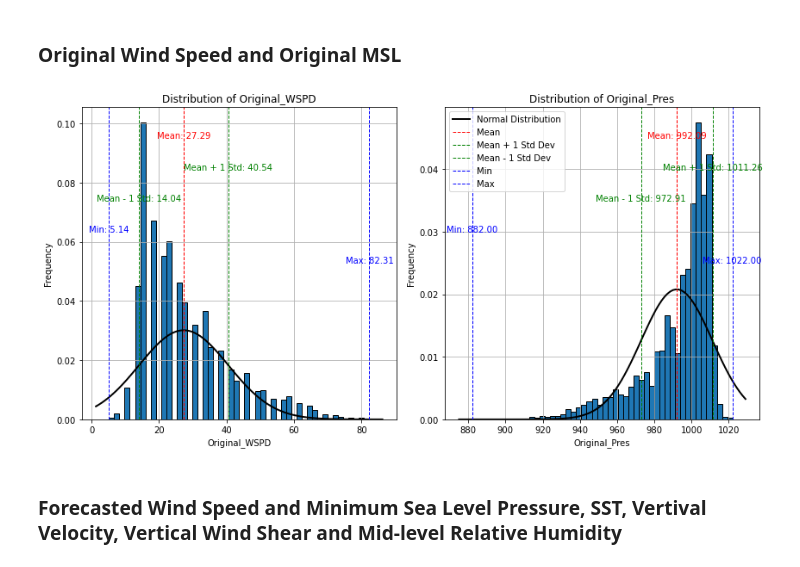
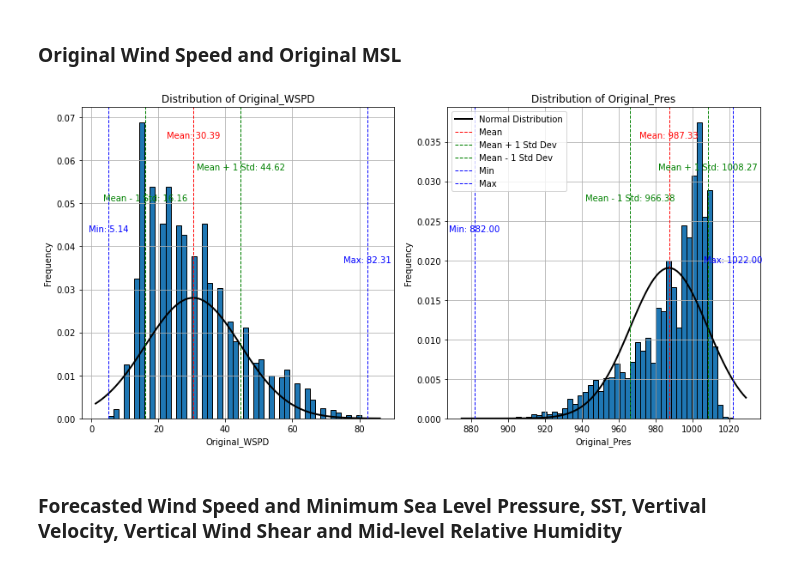
Before and after one commit to UW-MLGEO/MLGEO2024_TC_Tracks_Intensity, a Jupyter notebook: notebooks/EDA.ipynb, the cells around one changed output. Cells and saved outputs as stored; diff of their text form; code cells hidden in the pictures.

```diff
--- a/notebooks/EDA.ipynb
+++ b/notebooks/EDA.ipynb
@@ -42,11 +42,13 @@ ai_ready_data.describe()
 # %% [markdown]
 ### Original Wind Speed and Original MSL
 # %%
+PNG = '/home/disk/orca/adaley17/MLGEO2024_TC_Tracks_Intensity/figures/'
+
 plt.figure(figsize=(12, 6))
 
 # Subplot for Original_WSPD
 plt.subplot(1, 2, 1)
-data_wspd = ai_ready_data['Original_WSPD'].dropna()
+data_wspd = ai_ready_data['Vmax'].dropna()
 data_wspd.hist(bins=50, edgecolor='black', density=True)
 mean_wspd, std_wspd = data_wspd.mean(), data_wspd.std()
 xmin_wspd, xmax_wspd = plt.xlim()
@@ -66,35 +68,39 @@ plt.text(data_wspd.max(), plt.ylim()[1]*0.5, f'Max: {data_wspd.max():.2f}', colo
 plt.xlabel('Original_WSPD')
 plt.ylabel('Frequency')
 plt.title('Distribution of Original_WSPD')
 
 # Subplot for Original_Pres
 plt.subplot(1, 2, 2)
-data_pres = ai_ready_data['Original_Pres'].dropna()
+data_pres = ai_ready_data['MSLP'].dropna()
 data_pres.hist(bins=50, edgecolor='black', density=True)
 mean_pres, std_pres = data_pres.mean(), data_pres.std()
 xmin_pres, xmax_pres = plt.xlim()
 x_pres = np.linspace(xmin_pres, xmax_pres, 100)
 p_pres = norm.pdf(x_pres, mean_pres, std_pres)
 plt.plot(x_pres, p_pres, 'k', linewidth=2)
 plt.axvline(mean_pres, color='r', linestyle='dashed', linewidth=1)
 plt.axvline(mean_pres + std_pres, color='g', linestyle='dashed', linewidth=1)
 plt.axvline(mean_pres - std_pres, color='g', linestyle='dashed', linewidth=1)
 plt.axvline(data_pres.min(), color='b', linestyle='dashed', linewidth=1)
 plt.axvline(data_pres.max(), color='b', linestyle='dashed', linewidth=1)
 plt.text(mean_pres, plt.ylim()[1]*0.9, f'Mean: {mean_pres:.2f}', color='r', ha='center')
 plt.text(mean_pres + std_pres, plt.ylim()[1]*0.8, f'Mean + 1 Std: {mean_pres + std_pres:.2f}', color='g', ha='center')
 plt.text(mean_pres - std_pres, plt.ylim()[1]*0.7, f'Mean - 1 Std: {mean_pres - std_pres:.2f}', color='g', ha='center')
 plt.text(data_pres.min(), plt.ylim()[1]*0.6, f'Min: {data_pres.min():.2f}', color='b', ha='center')
 plt.text(data_pres.max(), plt.ylim()[1]*0.5, f'Max: {data_pres.max():.2f}', color='b', ha='center')
 plt.xlabel('Original_Pres')
 plt.ylabel('Frequency')
 plt.title('Distribution of Original_Pres')
 plt.legend(['Normal Distribution', 'Mean', 'Mean + 1 Std Dev', 'Mean - 1 Std Dev', 'Min', 'Max'])
 
 plt.tight_layout()
+
+plt.savefig(PNG + 'Original_WSPD_Pres_Distribution.png', dpi=300, bbox_inches='tight',
+            facecolor='w', edgecolor='w', transparent=False)
+
 plt.show()
 # %% [output]
-[figure, old version]
+[figure, new version]
 # %% [markdown]
 ### Forecasted Wind Speed and Minimum Sea Level Pressure, SST, Vertival Velocity, Vertical Wind Shear and Mid-level Relative Humidity
 # %%
```
Also changed, not shown: parts of 3 cells of this notebook, 13 other files.
